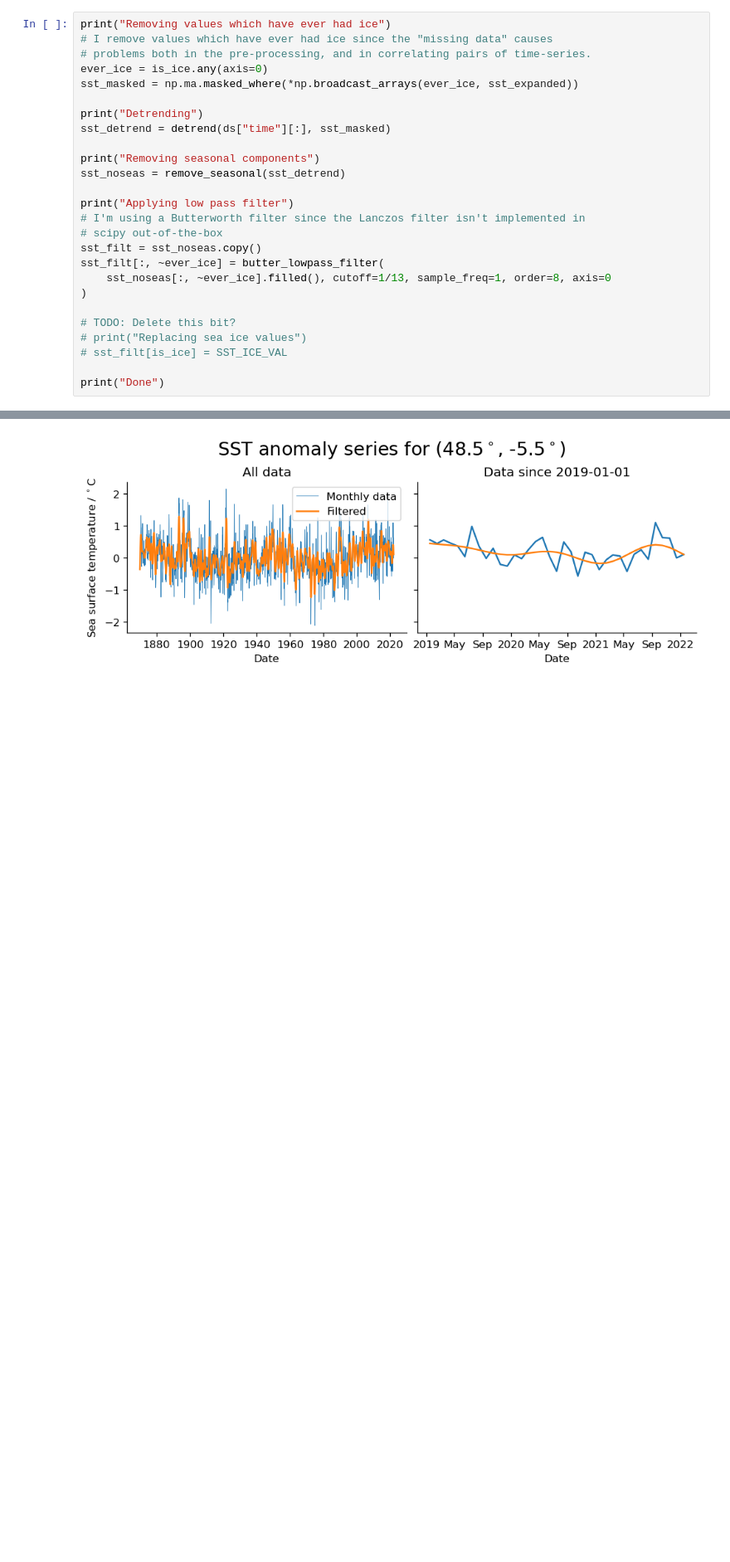
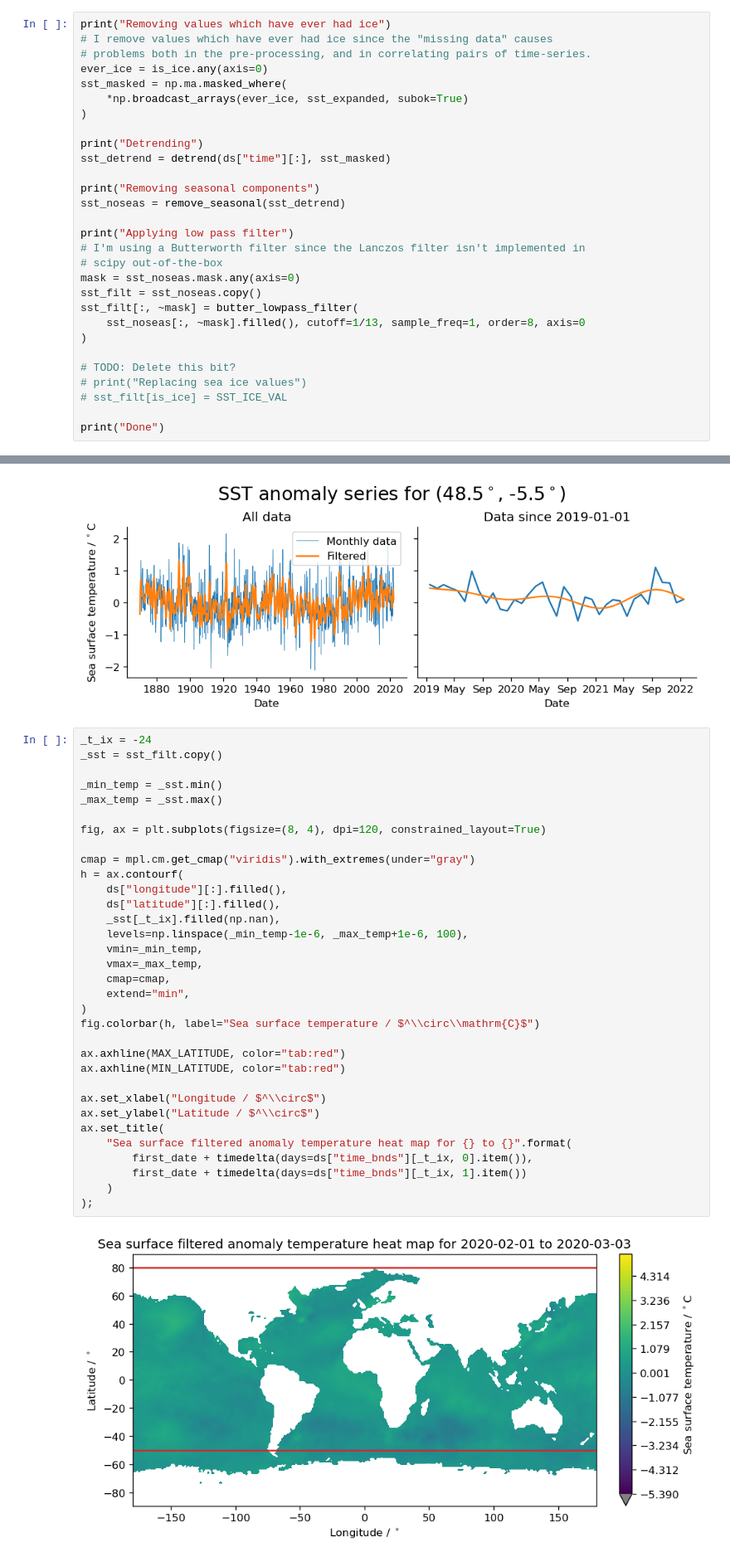
Before and after one commit to JackBuck/MA4M4-assignment, a Jupyter notebook: notebooks/Exploring_SST_Data.ipynb, the cells around one changed output, grey strips where cells are left out. Shown at 83% size. Cells and saved outputs as stored; diff of their text form; blank space fills up the shorter version.

Commit message:
Fix masking bug and plot nodes (but not edges) using cartopy

```diff
--- a/notebooks/Exploring_SST_Data.ipynb
+++ b/notebooks/Exploring_SST_Data.ipynb
@@ -233,7 +238,9 @@ print("Removing values which have ever had ice")
 # I remove values which have ever had ice since the "missing data" causes
 # problems both in the pre-processing, and in correlating pairs of time-series.
 ever_ice = is_ice.any(axis=0)
-sst_masked = np.ma.masked_where(*np.broadcast_arrays(ever_ice, sst_expanded))
+sst_masked = np.ma.masked_where(
+    *np.broadcast_arrays(ever_ice, sst_expanded, subok=True)
+)
 
 print("Detrending")
 sst_detrend = detrend(ds["time"][:], sst_masked)
@@ -244,9 +251,10 @@ sst_noseas = remove_seasonal(sst_detrend)
 print("Applying low pass filter")
 # I'm using a Butterworth filter since the Lanczos filter isn't implemented in
 # scipy out-of-the-box
+mask = sst_noseas.mask.any(axis=0)
 sst_filt = sst_noseas.copy()
-sst_filt[:, ~ever_ice] = butter_lowpass_filter(
-    sst_noseas[:, ~ever_ice].filled(), cutoff=1/13, sample_freq=1, order=8, axis=0
+sst_filt[:, ~mask] = butter_lowpass_filter(
+    sst_noseas[:, ~mask].filled(), cutoff=1/13, sample_freq=1, order=8, axis=0
 )
 
 # TODO: Delete this bit?
@@ -264,6 +272,41 @@ Done
 plot_sst_ts(ds, sst_noseas, ix_lat, ix_long, sst_smooth=sst_filt, sst_smooth_name="Filtered", title="SST anomaly series")
 # %% [output]
 [figure]
+# %%
+_t_ix = -24
+_sst = sst_filt.copy()
+
+_min_temp = _sst.min()
+_max_temp = _sst.max()
+
+fig, ax = plt.subplots(figsize=(8, 4), dpi=120, constrained_layout=True)
+
+cmap = mpl.cm.get_cmap("viridis").with_extremes(under="gray")
+h = ax.contourf(
+    ds["longitude"][:].filled(),
+    ds["latitude"][:].filled(),
+    _sst[_t_ix].filled(np.nan),
+    levels=np.linspace(_min_temp-1e-6, _max_temp+1e-6, 100),
+    vmin=_min_temp,
+    vmax=_max_temp,
+    cmap=cmap,
+    extend="min",
+)
+fig.colorbar(h, label="Sea surface temperature / $^\\circ\\mathrm{C}$")
+
+ax.axhline(MAX_LATITUDE, color="tab:red")
+ax.axhline(MIN_LATITUDE, color="tab:red")
+
+ax.set_xlabel("Longitude / $^\\circ$")
+ax.set_ylabel("Latitude / $^\\circ$")
+ax.set_title(
+    "Sea surface filtered anomaly temperature heat map for {} to {}".format(
+        first_date + timedelta(days=ds["time_bnds"][_t_ix, 0].item()),
+        first_date + timedelta(days=ds["time_bnds"][_t_ix, 1].item())
+    )
+);
+# %% [output]
+[figure, added]
 # %% [markdown]
 # Generating a network
 **TODO:** Resample so that points at the poles are not overrepresented?
```
Also changed, not shown: parts of 7 cells of this notebook.
